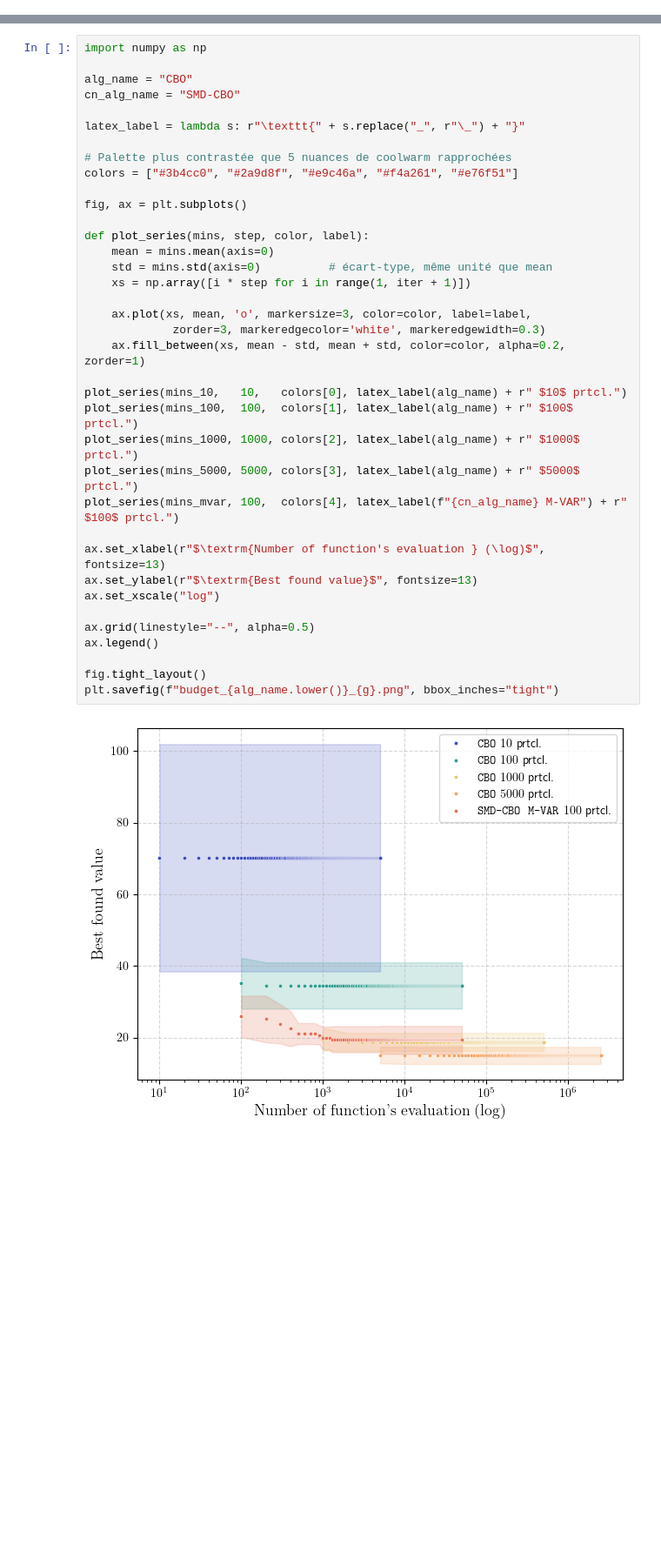
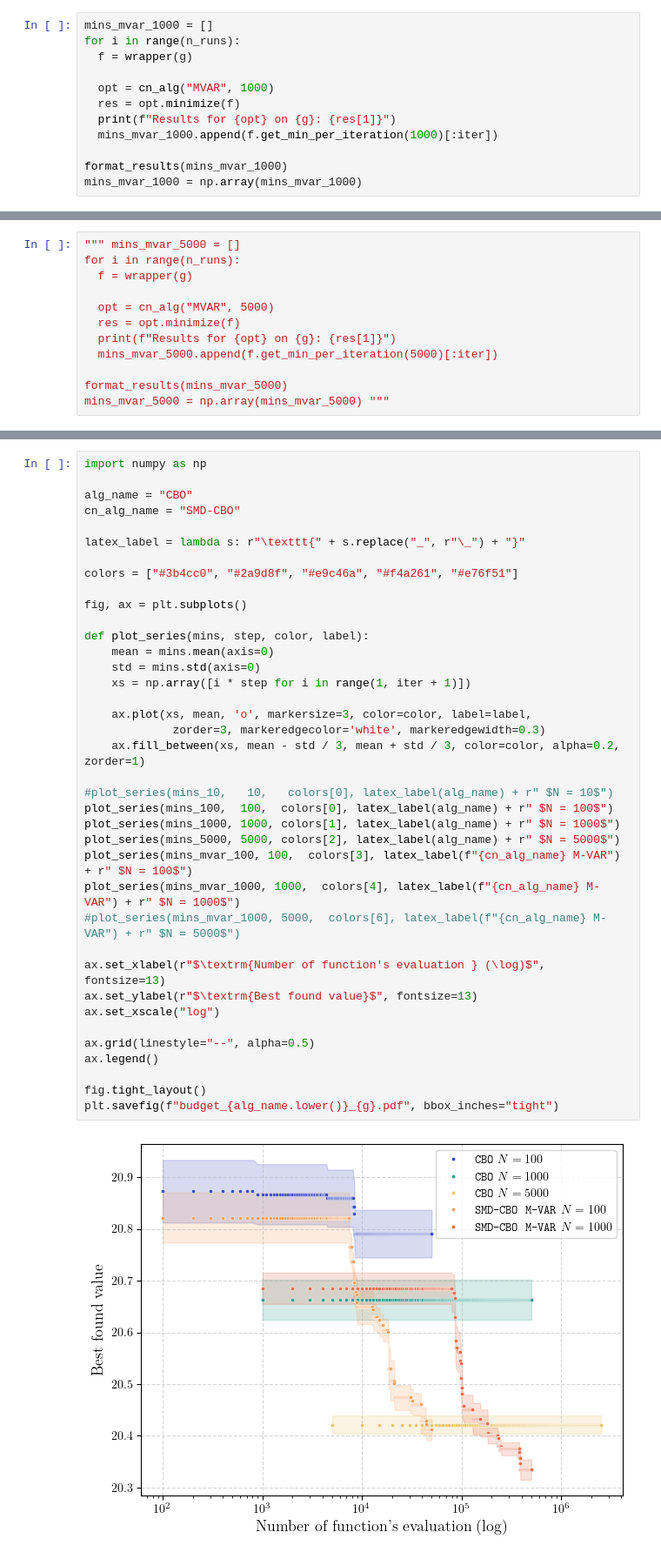
Before and after one commit to gaetanserre/GLOBe, a Jupyter notebook: exps/notebooks/SMD/impact_noise_budget.ipynb, the cells around one changed output, grey strips where cells are left out. Shown at 87% size. Drawn from its saved outputs; the diff is of its cells as text; blank space fills up the shorter version.

Commit message:
budget

```diff
--- a/exps/notebooks/SMD/impact_noise_budget.ipynb
+++ b/exps/notebooks/SMD/impact_noise_budget.ipynb
@@ -161,0 +157,12 @@ Results for SMD-CBO on Levy: 13.25881782770913
+# %%
+mins_mvar_1000 = []
+for i in range(n_runs):
+  f = wrapper(g)
+
+  opt = cn_alg("MVAR", 1000)
+  res = opt.minimize(f)
+  print(f"Results for {opt} on {g}: {res[1]}")
+  mins_mvar_1000.append(f.get_min_per_iteration(1000)[:iter])
+
+format_results(mins_mvar_1000)
+mins_mvar_1000 = np.array(mins_mvar_1000)
@@ -161,0 +175,12 @@ Results for SMD-CBO on Levy: 13.25881782770913
+# %%
+""" mins_mvar_5000 = []
+for i in range(n_runs):
+  f = wrapper(g)
+
+  opt = cn_alg("MVAR", 5000)
+  res = opt.minimize(f)
+  print(f"Results for {opt} on {g}: {res[1]}")
+  mins_mvar_5000.append(f.get_min_per_iteration(5000)[:iter])
+
+format_results(mins_mvar_5000)
+mins_mvar_5000 = np.array(mins_mvar_5000) """
@@ -223,39 +254,40 @@ cmap(0)
 # %%
 import numpy as np
 
 alg_name = "CBO"
 cn_alg_name = "SMD-CBO"
 
 latex_label = lambda s: r"\texttt{" + s.replace("_", r"\_") + "}"
 
-# Palette plus contrastée que 5 nuances de coolwarm rapprochées
 colors = ["#3b4cc0", "#2a9d8f", "#e9c46a", "#f4a261", "#e76f51"]
 
 fig, ax = plt.subplots()
 
 def plot_series(mins, step, color, label):
     mean = mins.mean(axis=0)
-    std = mins.std(axis=0)          # écart-type, même unité que mean
+    std = mins.std(axis=0)
     xs = np.array([i * step for i in range(1, iter + 1)])
 
     ax.plot(xs, mean, 'o', markersize=3, color=color, label=label,
              zorder=3, markeredgecolor='white', markeredgewidth=0.3)
-    ax.fill_between(xs, mean - std, mean + std, color=color, alpha=0.2, zorder=1)
+    ax.fill_between(xs, mean - std / 3, mean + std / 3, color=color, alpha=0.2, zorder=1)
 
-plot_series(mins_10,   10,   colors[0], latex_label(alg_name) + r" $10$ prtcl.")
-plot_series(mins_100,  100,  colors[1], latex_label(alg_name) + r" $100$ prtcl.")
-plot_series(mins_1000, 1000, colors[2], latex_label(alg_name) + r" $1000$ prtcl.")
-plot_series(mins_5000, 5000, colors[3], latex_label(alg_name) + r" $5000$ prtcl.")
-plot_series(mins_mvar, 100,  colors[4], latex_label(f"{cn_alg_name} M-VAR") + r" $100$ prtcl.")
+#plot_series(mins_10,   10,   colors[0], latex_label(alg_name) + r" $N = 10$")
+plot_series(mins_100,  100,  colors[0], latex_label(alg_name) + r" $N = 100$")
+plot_series(mins_1000, 1000, colors[1], latex_label(alg_name) + r" $N = 1000$")
+plot_series(mins_5000, 5000, colors[2], latex_label(alg_name) + r" $N = 5000$")
+plot_series(mins_mvar_100, 100,  colors[3], latex_label(f"{cn_alg_name} M-VAR") + r" $N = 100$")
+plot_series(mins_mvar_1000, 1000,  colors[4], latex_label(f"{cn_alg_name} M-VAR") + r" $N = 1000$")
+#plot_series(mins_mvar_1000, 5000,  colors[6], latex_label(f"{cn_alg_name} M-VAR") + r" $N = 5000$")
 
 ax.set_xlabel(r"$\textrm{Number of function's evaluation } (\log)$", fontsize=13)
 ax.set_ylabel(r"$\textrm{Best found value}$", fontsize=13)
 ax.set_xscale("log")
 
 ax.grid(linestyle="--", alpha=0.5)
 ax.legend()
 
 fig.tight_layout()
-plt.savefig(f"budget_{alg_name.lower()}_{g}.png", bbox_inches="tight")
+plt.savefig(f"budget_{alg_name.lower()}_{g}.pdf", bbox_inches="tight")
 # %% [output]
-[figure, old version]
+[figure, new version]
```
Also changed, not shown: parts of 11 cells of this notebook, 3 other files.
